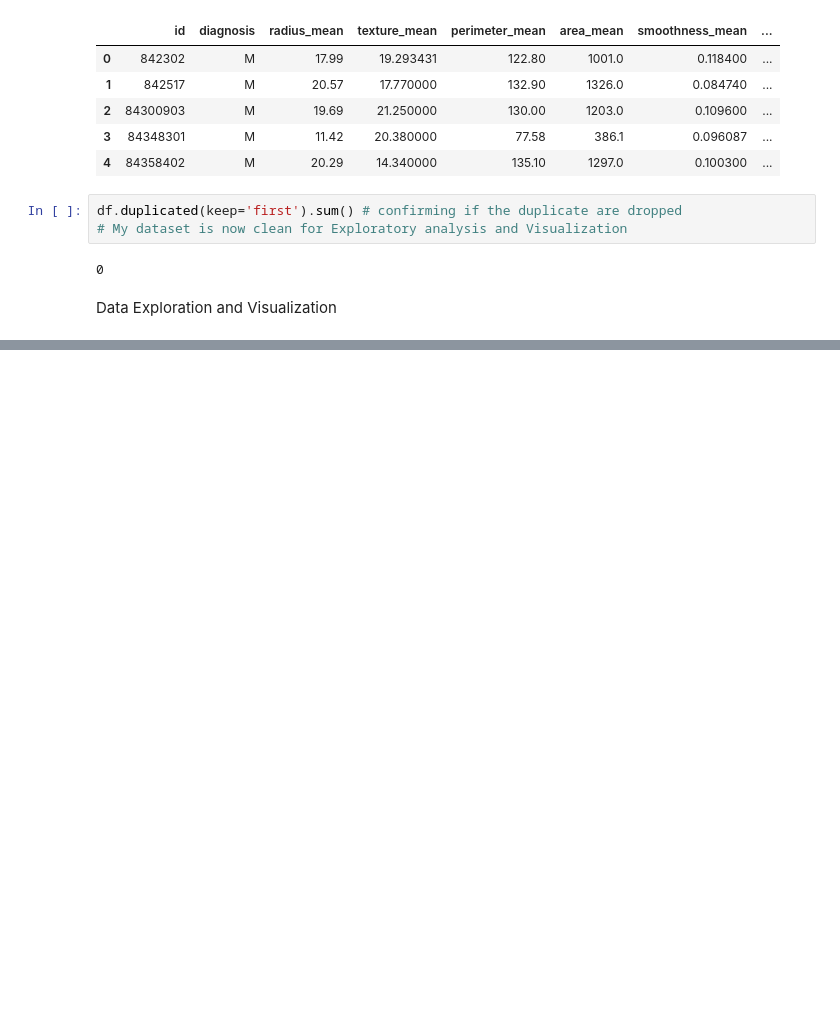
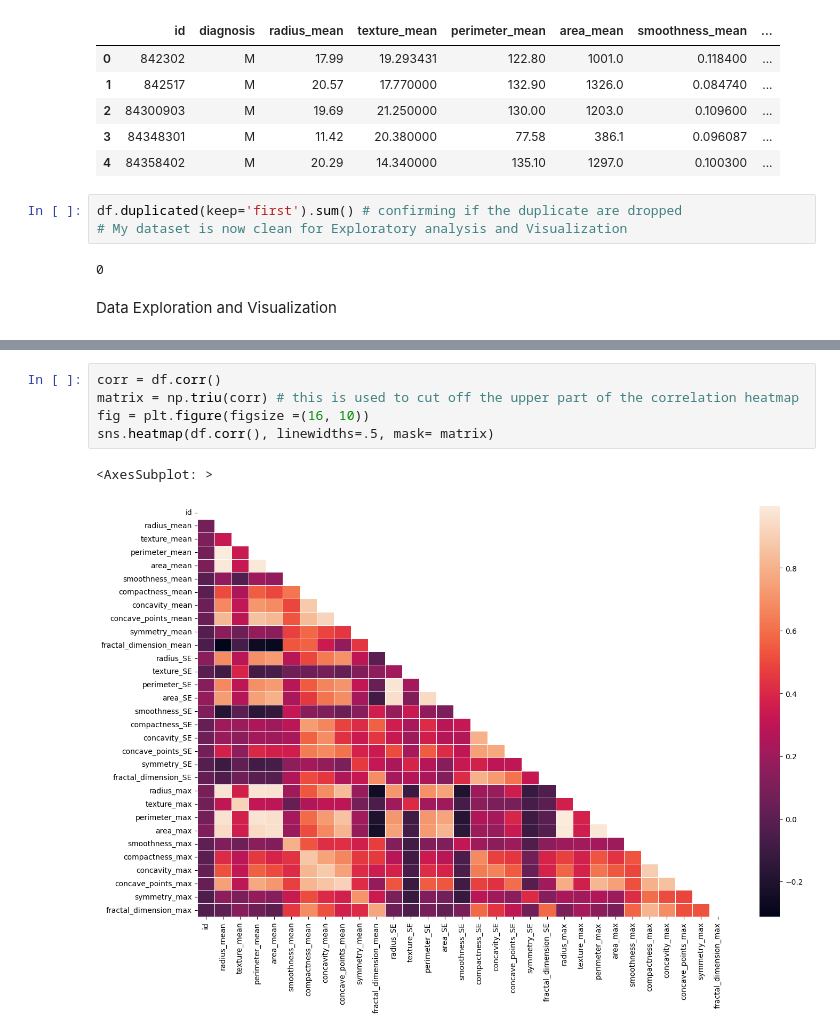
Before and after one commit to Placidus-Ali/intermediate_projects, a Jupyter notebook: week3/lesson1.ipynb, the cells around one changed output, grey strips where cells are left out. Drawn from its saved outputs; the diff is of its cells as text; blank space fills up the shorter version.

```diff
--- a/week3/lesson1.ipynb
+++ b/week3/lesson1.ipynb
@@ -146,0 +199,8 @@ Data Exploration and Visualization
+# %%
+corr = df.corr()
+matrix = np.triu(corr) # this is used to cut off the upper part of the correlation heatmap
+fig = plt.figure(figsize =(16, 10))
+sns.heatmap(df.corr(), linewidths=.5, mask= matrix)
+# %% [output]
+<AxesSubplot: >
+[figure, added]
```
Also changed, not shown: parts of 4 cells of this notebook.
